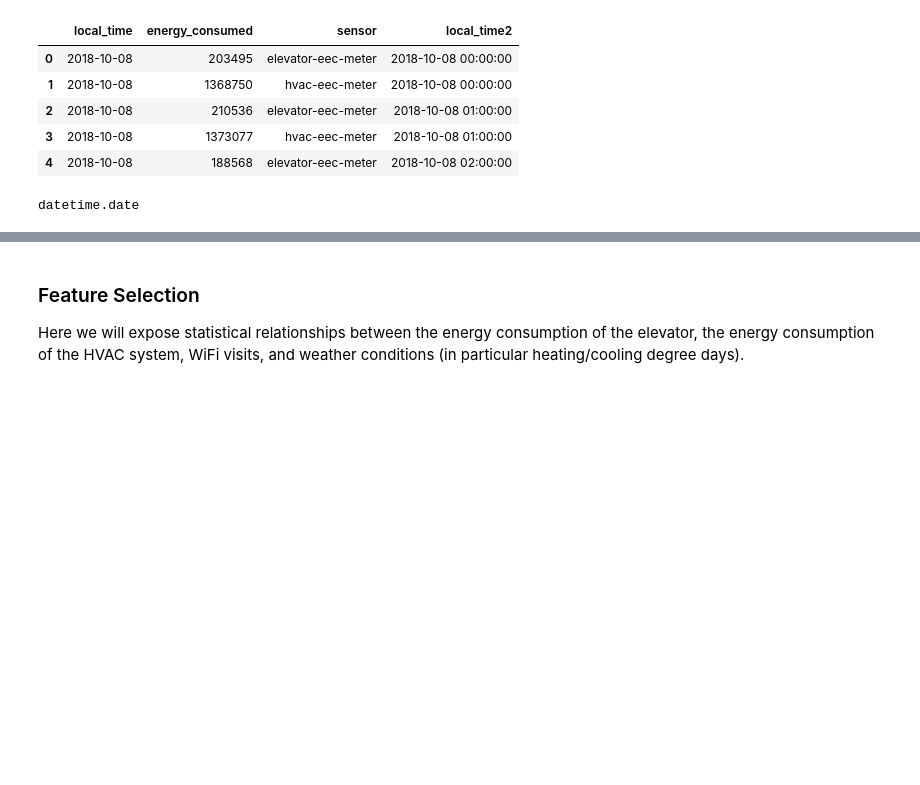
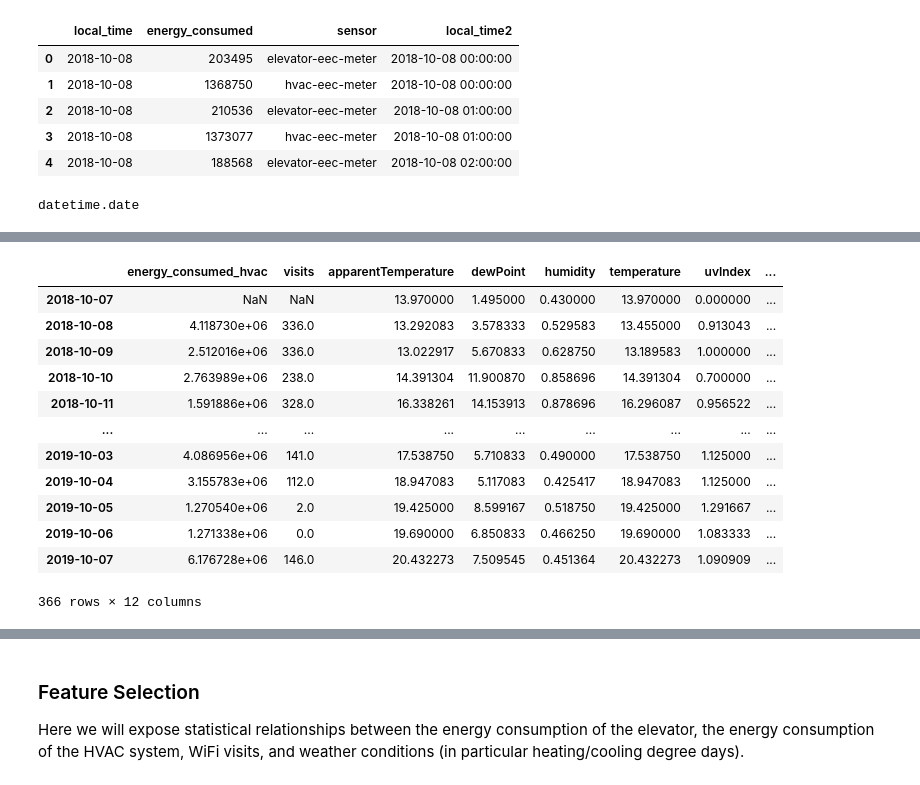
Before and after one commit to javiera-vines/Feature_Selection, a Jupyter notebook: Feature Selection.ipynb, the cells around one changed output, grey strips where cells are left out. Drawn from its saved outputs; the diff is of its cells as text; code cells hidden in the pictures; blank space fills up the shorter version.

```diff
--- a/Feature Selection.ipynb
+++ b/Feature Selection.ipynb
@@ -160,0 +158,7 @@ mean_weather_new
+# %%
+#HDD / CDD - create one hot code feature to analyze it later
+dummies = pd.get_dummies(mean_weather['HDD/CDD'])
+dummies = dummies.drop(columns = ["CDD"])
+
+mean_weather = pd.concat([mean_weather, dummies], axis = 1)
+mean_weather.head()
@@ -160,0 +207,3 @@ mean_weather_new
+# %%
+mean_weather = mean_weather.drop(columns = ["cloudCover",'ozone',"precipIntensity","precipProbability","pressure","windGust","HDD/CDD"])
+mean_weather.head(5)
@@ -160,0 +220,6 @@ mean_weather_new
+# %%
+#as this dataset has two sensor categories, elevator and Hvac. Here we will only take the energy consuption of Hvac
+eec_hvac = eec[(eec.sensor == "hvac-eec-meter")]
+mean_eec_hvac = eec_hvac.groupby('local_time').mean()
+mean_eec_hvac = mean_eec_hvac.rename(columns={"energy_consumed": "energy_consumed_hvac"})
+mean_eec_hvac.head(5)
@@ -160,0 +234,2 @@ mean_weather_new
+# %%
+wifi['operating_date']= pd.to_datetime(wifi['operating_date'])
@@ -160,0 +264,18 @@ mean_weather_new
+# %%
+#Merge all datas wifi, eec (elevator and hvac), weather
+df = pd.concat([mean_eec_hvac, wifi, mean_weather], axis = 1)
+df
+# %% [output]
+|  | energy_consumed_hvac | visits | apparentTemperature | dewPoint | humidity | temperature | uvIndex | ... |
+| 2018-10-07 | NaN | NaN | 13.970000 | 1.495000 | 0.430000 | 13.970000 | 0.000000 | ... |
+| 2018-10-08 | 4.118730e+06 | 336.0 | 13.292083 | 3.578333 | 0.529583 | 13.455000 | 0.913043 | ... |
+| 2018-10-09 | 2.512016e+06 | 336.0 | 13.022917 | 5.670833 | 0.628750 | 13.189583 | 1.000000 | ... |
+| 2018-10-10 | 2.763989e+06 | 238.0 | 14.391304 | 11.900870 | 0.858696 | 14.391304 | 0.700000 | ... |
+| 2018-10-11 | 1.591886e+06 | 328.0 | 16.338261 | 14.153913 | 0.878696 | 16.296087 | 0.956522 | ... |
+| ... | ... | ... | ... | ... | ... | ... | ... | ... |
+| 2019-10-03 | 4.086956e+06 | 141.0 | 17.538750 | 5.710833 | 0.490000 | 17.538750 | 1.125000 | ... |
+| 2019-10-04 | 3.155783e+06 | 112.0 | 18.947083 | 5.117083 | 0.425417 | 18.947083 | 1.125000 | ... |
+| 2019-10-05 | 1.270540e+06 | 2.0 | 19.425000 | 8.599167 | 0.518750 | 19.425000 | 1.291667 | ... |
+| 2019-10-06 | 1.271338e+06 | 0.0 | 19.690000 | 6.850833 | 0.466250 | 19.690000 | 1.083333 | ... |
+| 2019-10-07 | 6.176728e+06 | 146.0 | 20.432273 | 7.509545 | 0.451364 | 20.432273 | 1.090909 | ... |
+366 rows × 12 columns
```
Also changed, not shown: parts of 47 cells of this notebook.
